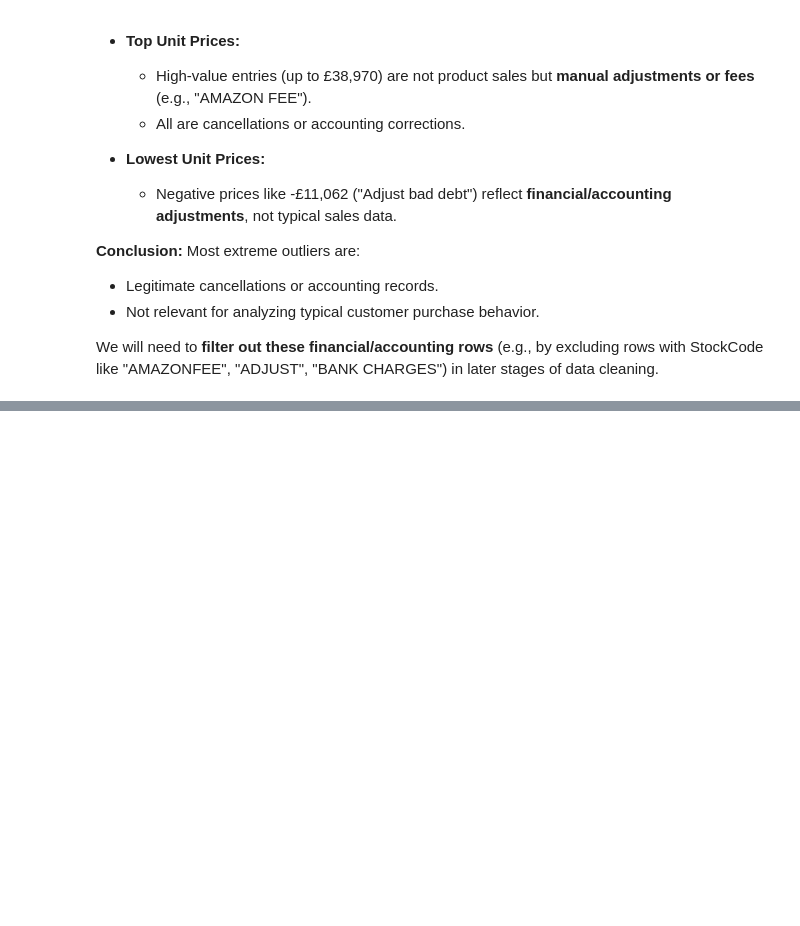
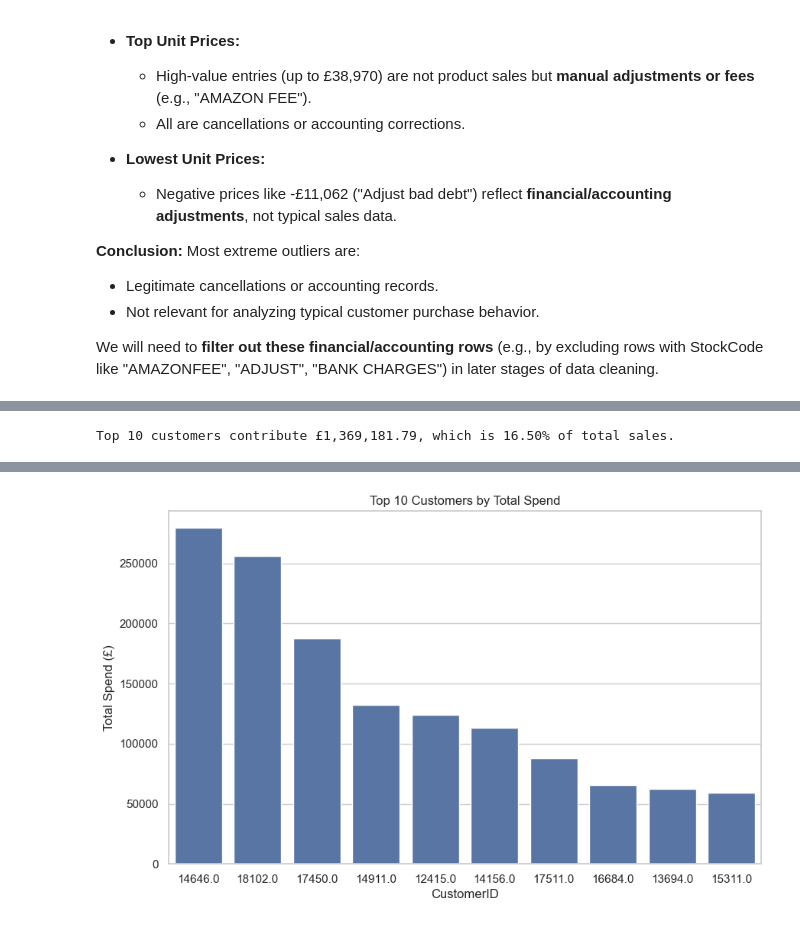
Before and after one commit to TarikBugraAy/customer-behavior-bi-project, a Jupyter notebook: notebooks/01_eda_and_cleaning.ipynb, the cells around one changed output, grey strips where cells are left out. Cells and saved outputs as stored; diff of their text form; code cells hidden in the pictures; blank space fills up the shorter version.

```diff
--- a/notebooks/01_eda_and_cleaning.ipynb
+++ b/notebooks/01_eda_and_cleaning.ipynb
@@ -387,0 +727,10 @@ We will need to **filter out these financial/accounting rows** (e.g., by excludi
+# %%
+# Add combined problem flag
+customer_summary['IsProblemCustomer'] = customer_summary[['IsZeroSpend', 'IsNegativeSpend', 'IsZeroOrNegativeQuantity']].any(axis=1)
+
+# Quick count
+problem_customers_count = customer_summary['IsProblemCustomer'].sum()
+print(f"Total problem customers flagged: {problem_customers_count}")
+
+# save a snapshot of flagged customers to CSV for later deep dives
+customer_summary[customer_summary['IsProblemCustomer']].to_csv('problem_customers.csv')
@@ -387,0 +752,26 @@ We will need to **filter out these financial/accounting rows** (e.g., by excludi
+# %%
+# Top 10 customers by TotalSpend
+top_10_customers = customer_summary.sort_values(by='TotalSpend', ascending=False).head(10)
+
+# Total sales from top 10
+total_sales = customer_summary['TotalSpend'].sum()
+top_10_sales = top_10_customers['TotalSpend'].sum()
+percentage_of_total = (top_10_sales / total_sales) * 100
+
+print(f"Top 10 customers contribute £{top_10_sales:,.2f}, which is {percentage_of_total:.2f}% of total sales.")
+
+# Display top 10
+display(top_10_customers)
+
+# Bar chart of top 10
+plt.figure(figsize=(10, 6))
+sns.barplot(
+    x=top_10_customers.index.astype(str),
+    y=top_10_customers['TotalSpend']
+)
+plt.title('Top 10 Customers by Total Spend')
+plt.xlabel('CustomerID')
+plt.ylabel('Total Spend (£)')
+plt.show()
+# %% [output]
+Top 10 customers contribute £1,369,181.79, which is 16.50% of total sales.
@@ -387,0 +790 @@ We will need to **filter out these financial/accounting rows** (e.g., by excludi
+[figure, added]
```
Also changed, not shown: parts of 24 cells of this notebook, 1 other file.
